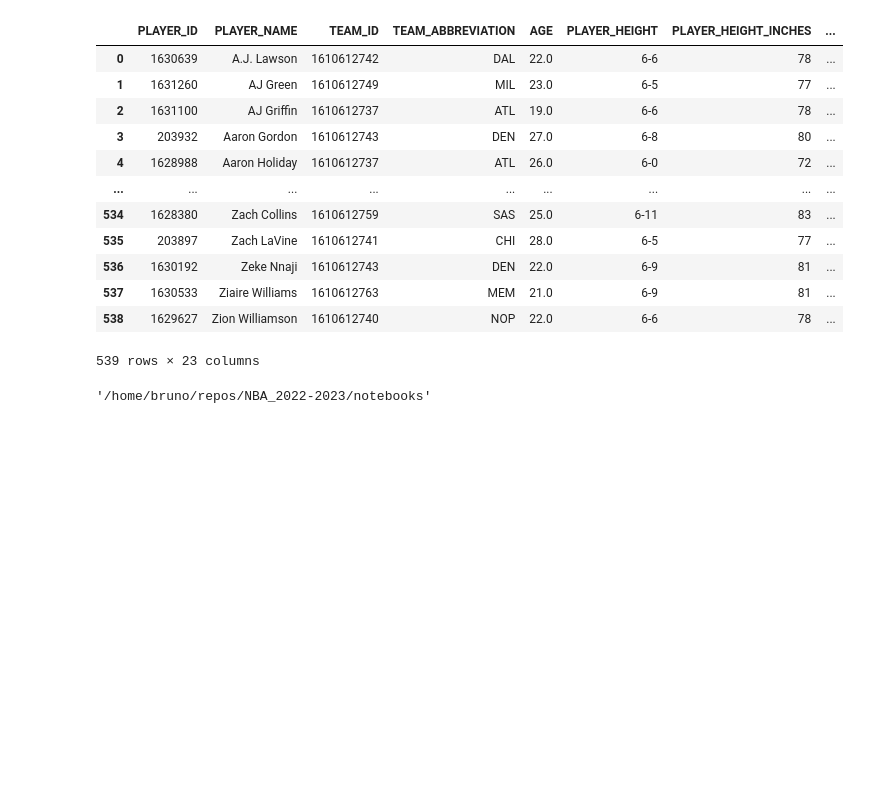
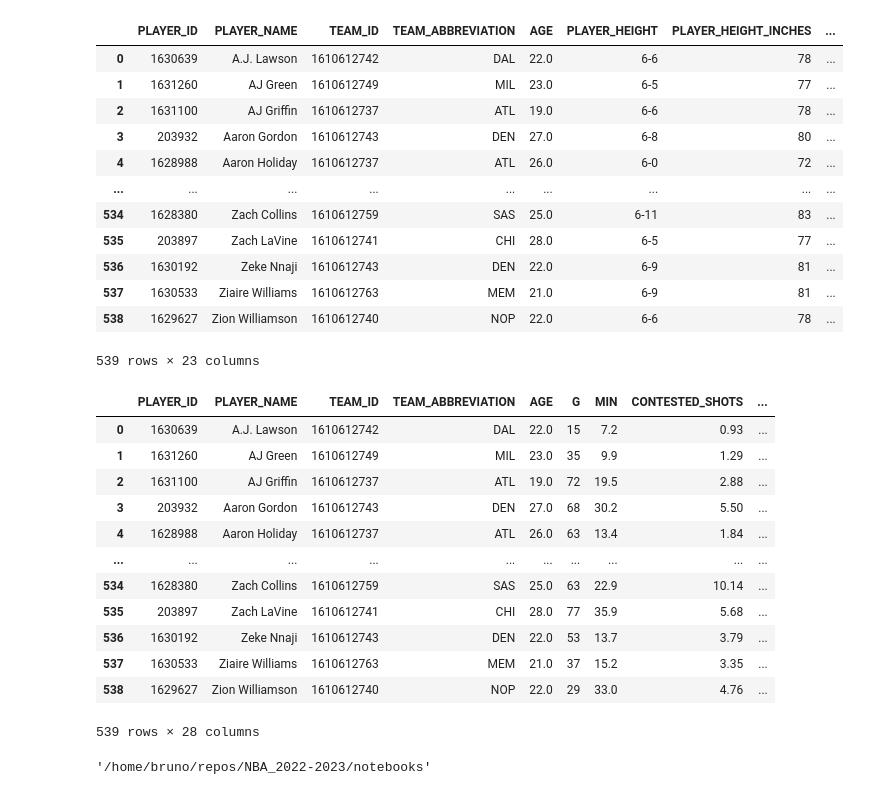
Before and after one commit to brunopiato/NBA_2022-2023, a Jupyter notebook: notebooks/NBA_web_scrapper.ipynb, the cells around one changed output. Drawn from its saved outputs; the diff is of its cells as text; code cells hidden in the pictures; blank space fills up the shorter version.

Commit message:
improved scraping loop, adding season_types and hustle stats

```diff
--- a/notebooks/NBA_web_scrapper.ipynb
+++ b/notebooks/NBA_web_scrapper.ipynb
@@ -26,9 +26,11 @@ import os
 # %%
 season_id = '2022-23'
 per_mode = 'PerGame'
+season_type = 'Regular%20Season'
 
-url_players_stats = 'https://stats.nba.com/stats/leaguedashplayerstats?College=&Conference=&Country=&DateFrom=&DateTo=&Division=&DraftPick=&DraftYear=&GameScope=&GameSegment=&Height=&LastNGames=0&LeagueID=00&Location=&MeasureType=Base&Month=0&OpponentTeamID=0&Outcome=&PORound=0&PaceAdjust=N&PerMode='+per_mode+'&Period=0&PlayerExperience=&PlayerPosition=&PlusMinus=N&Rank=N&Season='+season_id+'&SeasonSegment=&SeasonType=Regular%20Season&ShotClockRange=&StarterBench=&TeamID=0&VsConference=&VsDivision=&Weight='
-url_players_bios = 'https://stats.nba.com/stats/leaguedashplayerbiostats?College=&Conference=&Country=&DateFrom=&DateTo=&Division=&DraftPick=&DraftYear=&GameScope=&GameSegment=&Height=&LastNGames=0&LeagueID=00&Location=&Month=0&OpponentTeamID=0&Outcome=&PORound=0&PerMode='+per_mode+'&Period=0&PlayerExperience=&PlayerPosition=&Season='+season_id+'&SeasonSegment=&SeasonType=Regular%20Season&ShotClockRange=&StarterBench=&TeamID=0&VsConference=&VsDivision=&Weight='
+url_players_stats = 'https://stats.nba.com/stats/leaguedashplayerstats?College=&Conference=&Country=&DateFrom=&DateTo=&Division=&DraftPick=&DraftYear=&GameScope=&GameSegment=&Height=&LastNGames=0&LeagueID=00&Location=&MeasureType=Base&Month=0&OpponentTeamID=0&Outcome=&PORound=0&PaceAdjust=N&PerMode='+per_mode+'&Period=0&PlayerExperience=&PlayerPosition=&PlusMinus=N&Rank=N&Season='+season_id+'&SeasonSegment=&SeasonType='+season_type+'&ShotClockRange=&StarterBench=&TeamID=0&VsConference=&VsDivision=&Weight='
+url_players_bios = 'https://stats.nba.com/stats/leaguedashplayerbiostats?College=&Conference=&Country=&DateFrom=&DateTo=&Division=&DraftPick=&DraftYear=&GameScope=&GameSegment=&Height=&LastNGames=0&LeagueID=00&Location=&Month=0&OpponentTeamID=0&Outcome=&PORound=0&PerMode='+per_mode+'&Period=0&PlayerExperience=&PlayerPosition=&Season='+season_id+'&SeasonSegment=&SeasonType='+season_type+'&ShotClockRange=&StarterBench=&TeamID=0&VsConference=&VsDivision=&Weight='
+url_players_hustle = 'https://stats.nba.com/stats/leaguehustlestatsplayer?College=&Conference=&Country=&DateFrom=&DateTo=&Division=&DraftPick=&DraftYear=&GameScope=&Height=&LastNGames=0&LeagueID=00&Location=&Month=0&OpponentTeamID=0&Outcome=&PORound=0&PaceAdjust=N&PerMode='+per_mode+'&PlayerExperience=&PlayerPosition=&PlusMinus=N&Rank=N&Season='+season_id+'&SeasonSegment=&SeasonType='+season_type+'&TeamID=0&VsConference=&VsDivision=&Weight='
 # %%
 headers = {
     'Connection': 'keep-alive',
@@ -50,6 +52,9 @@ players_stats = response_stats['resultSets'][0]['rowSet']
 # %%
 response_bios = requests.get(url=url_players_bios, headers=headers).json()
 players_bios = response_bios['resultSets'][0]['rowSet']
+# %%
+response_hustle = requests.get(url=url_players_hustle, headers=headers).json()
+players_hustle = response_hustle['resultSets'][0]['rowSet']
 # %% [markdown]
 ## 1.3. <a id='toc1_3_'></a>[Treating the data](#toc0_)
 # %%
@@ -144,6 +149,36 @@ columns_bios = ["PLAYER_ID",
                 "TS_PCT",
                 "AST_PCT"
                 ]
+
+columns_hustle = ["PLAYER_ID",
+                 "PLAYER_NAME",
+                 "TEAM_ID",
+                 "TEAM_ABBREVIATION",
+                 "AGE",
+                 "G",
+                 "MIN",
+                 "CONTESTED_SHOTS",
+                 "CONTESTED_SHOTS_2PT",
+                 "CONTESTED_SHOTS_3PT",
+                 "DEFLECTIONS",
+                 "CHARGES_DRAWN",
+                 "SCREEN_ASSISTS",
+                 "SCREEN_AST_PTS",
+                 "OFF_LOOSE_BALLS_RECOVERED",
+                 "DEF_LOOSE_BALLS_RECOVERED",
+                 "LOOSE_BALLS_RECOVERED",
+                 "PCT_LOOSE_BALLS_RECOVERED_OFF",
+                 "PCT_LOOSE_BALLS_RECOVERED_DEF",
+                 "OFF_BOXOUTS",
+                 "DEF_BOXOUTS",
+                 "BOX_OUTS",
+                 "BOX_OUT_PLAYER_TEAM_REBS",
+                 "BOX_OUT_PLAYER_REBS",
+                 "PCT_BOX_OUTS_OFF",
+                 "PCT_BOX_OUTS_DEF",
+                 "PCT_BOX_OUTS_TEAM_REB",
+                 "PCT_BOX_OUTS_REB"
+                 ]
 # %%
 players_stats_df = pd.DataFrame(players_stats, columns=columns_stats)
 players_stats_df
@@ -178,6 +213,23 @@ players_bios_df
 | 537 | 1630533 | Ziaire Williams | 1610612763 | MEM | 21.0 | 6-9 | 81 | ... |
 | 538 | 1629627 | Zion Williamson | 1610612740 | NOP | 22.0 | 6-6 | 78 | ... |
 539 rows × 23 columns
+# %%
+players_hustle_df = pd.DataFrame(players_hustle, columns=columns_hustle)
+players_hustle_df
+# %% [output]
+|  | PLAYER_ID | PLAYER_NAME | TEAM_ID | TEAM_ABBREVIATION | AGE | G | MIN | CONTESTED_SHOTS | ... |
+| 0 | 1630639 | A.J. Lawson | 1610612742 | DAL | 22.0 | 15 | 7.2 | 0.93 | ... |
+| 1 | 1631260 | AJ Green | 1610612749 | MIL | 23.0 | 35 | 9.9 | 1.29 | ... |
+| 2 | 1631100 | AJ Griffin | 1610612737 | ATL | 19.0 | 72 | 19.5 | 2.88 | ... |
+| 3 | 203932 | Aaron Gordon | 1610612743 | DEN | 27.0 | 68 | 30.2 | 5.50 | ... |
+| 4 | 1628988 | Aaron Holiday | 1610612737 | ATL | 26.0 | 63 | 13.4 | 1.84 | ... |
+| ... | ... | ... | ... | ... | ... | ... | ... | ... | ... |
+| 534 | 1628380 | Zach Collins | 1610612759 | SAS | 25.0 | 63 | 22.9 | 10.14 | ... |
+| 535 | 203897 | Zach LaVine | 1610612741 | CHI | 28.0 | 77 | 35.9 | 5.68 | ... |
+| 536 | 1630192 | Zeke Nnaji | 1610612743 | DEN | 22.0 | 53 | 13.7 | 3.79 | ... |
+| 537 | 1630533 | Ziaire Williams | 1610612763 | MEM | 21.0 | 37 | 15.2 | 3.35 | ... |
+| 538 | 1629627 | Zion Williamson | 1610612740 | NOP | 22.0 | 29 | 33.0 | 4.76 | ... |
+539 rows × 28 columns
 # %%
 os.getcwd()
 # %% [output]
```
Also changed, not shown: parts of 7 cells of this notebook, 4 other files.
